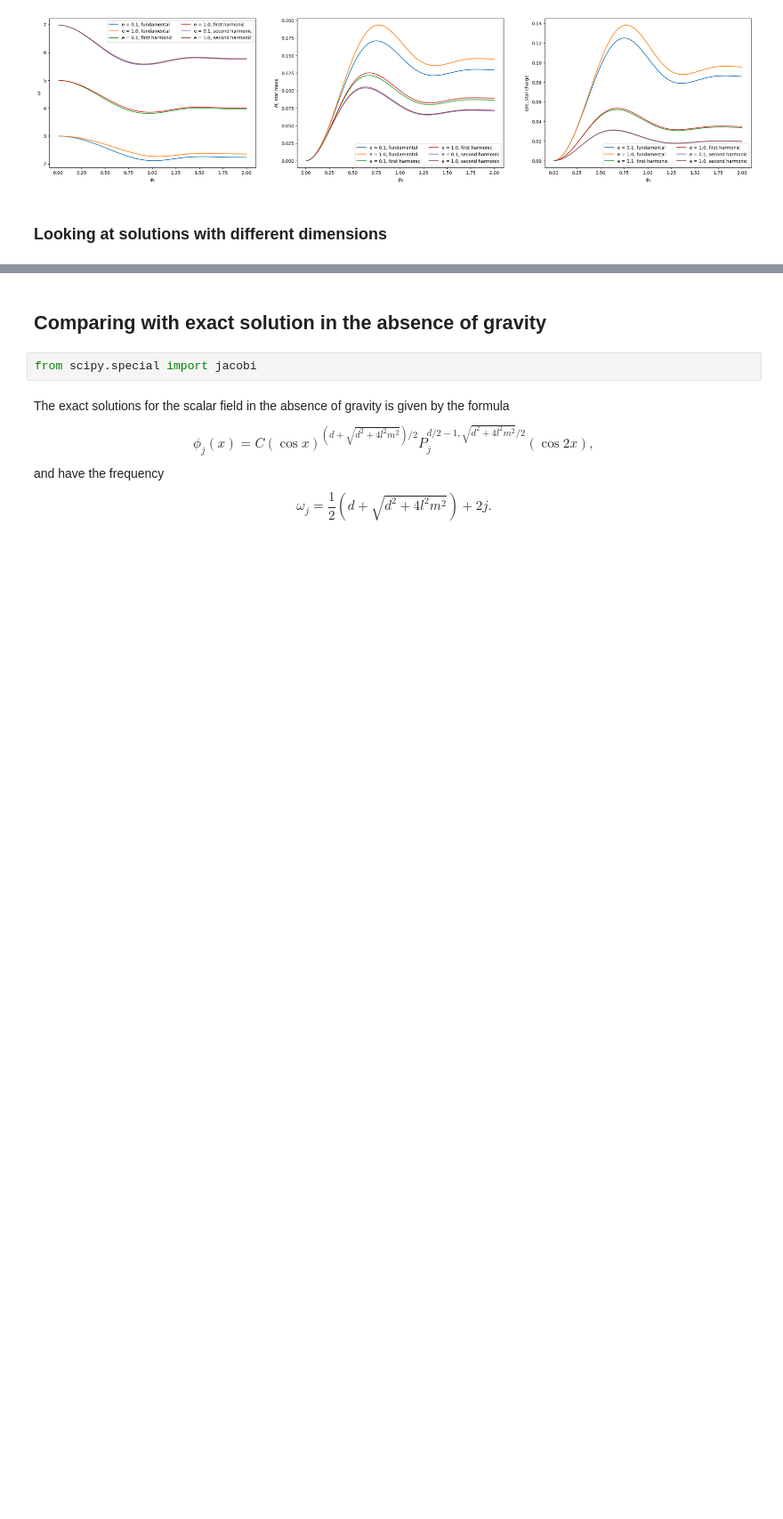
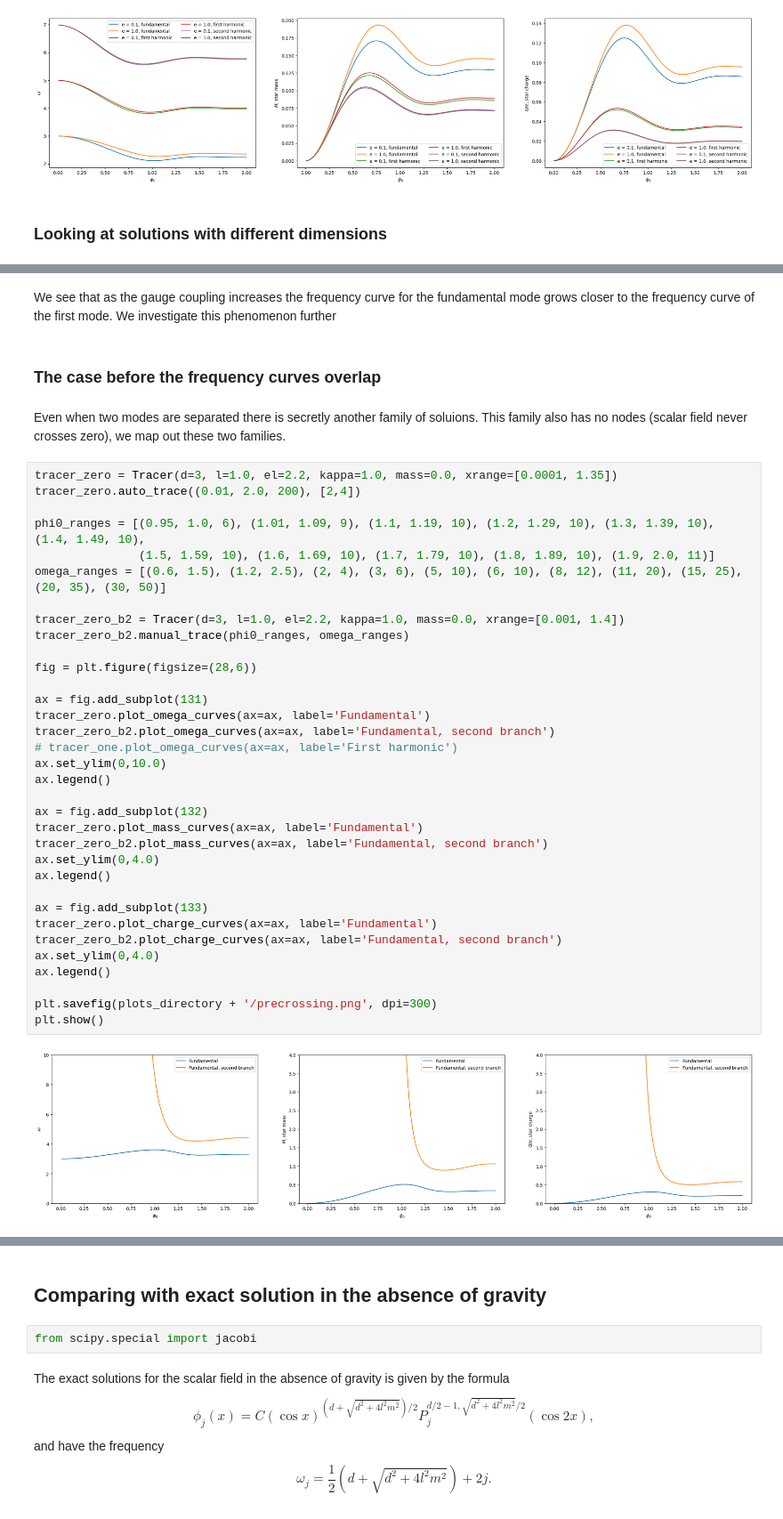
Before and after one commit to sukhovn/AdS_BS_shooting, a Jupyter notebook: BoseStar.ipynb, the cells around one changed output, grey strips where cells are left out. Shown at 89% size. Drawn from its saved outputs; the diff is of its cells as text; blank space fills up the shorter version.

Commit message:
Added gauge coupling behavior analysis

```diff
--- a/BoseStar.ipynb
+++ b/BoseStar.ipynb
@@ -330,0 +544,42 @@ plt.show()
+# %% [markdown]
+We see that as the gauge coupling increases the frequency curve for the fundamental mode grows closer to the frequency curve of the first mode. We investigate this phenomenon further
+# %% [markdown]
+### The case before the frequency curves overlap
+# %% [markdown]
+Even when two modes are separated there is secretly another family of soluions. This family also has no nodes (scalar field never crosses zero), we map out these two families.
+# %%
+tracer_zero = Tracer(d=3, l=1.0, el=2.2, kappa=1.0, mass=0.0, xrange=[0.0001, 1.35])
+tracer_zero.auto_trace((0.01, 2.0, 200), [2,4])
+
+phi0_ranges = [(0.95, 1.0, 6), (1.01, 1.09, 9), (1.1, 1.19, 10), (1.2, 1.29, 10), (1.3, 1.39, 10), (1.4, 1.49, 10),
+               (1.5, 1.59, 10), (1.6, 1.69, 10), (1.7, 1.79, 10), (1.8, 1.89, 10), (1.9, 2.0, 11)]
+omega_ranges = [(0.6, 1.5), (1.2, 2.5), (2, 4), (3, 6), (5, 10), (6, 10), (8, 12), (11, 20), (15, 25), (20, 35), (30, 50)]
+
+tracer_zero_b2 = Tracer(d=3, l=1.0, el=2.2, kappa=1.0, mass=0.0, xrange=[0.001, 1.4])
+tracer_zero_b2.manual_trace(phi0_ranges, omega_ranges)
+
+fig = plt.figure(figsize=(28,6))
+
+ax = fig.add_subplot(131)
+tracer_zero.plot_omega_curves(ax=ax, label='Fundamental')
+tracer_zero_b2.plot_omega_curves(ax=ax, label='Fundamental, second branch')
+# tracer_one.plot_omega_curves(ax=ax, label='First harmonic')
+ax.set_ylim(0,10.0)
+ax.legend()
+
+ax = fig.add_subplot(132)
+tracer_zero.plot_mass_curves(ax=ax, label='Fundamental')
+tracer_zero_b2.plot_mass_curves(ax=ax, label='Fundamental, second branch')
+ax.set_ylim(0,4.0)
+ax.legend()
+
+ax = fig.add_subplot(133)
+tracer_zero.plot_charge_curves(ax=ax, label='Fundamental')
+tracer_zero_b2.plot_charge_curves(ax=ax, label='Fundamental, second branch')
+ax.set_ylim(0,4.0)
+ax.legend()
+
+plt.savefig(plots_directory + '/precrossing.png', dpi=300)
+plt.show()
+# %% [output]
+[figure, added]
```
Also changed, not shown: parts of 37 cells of this notebook, 4 other files.
